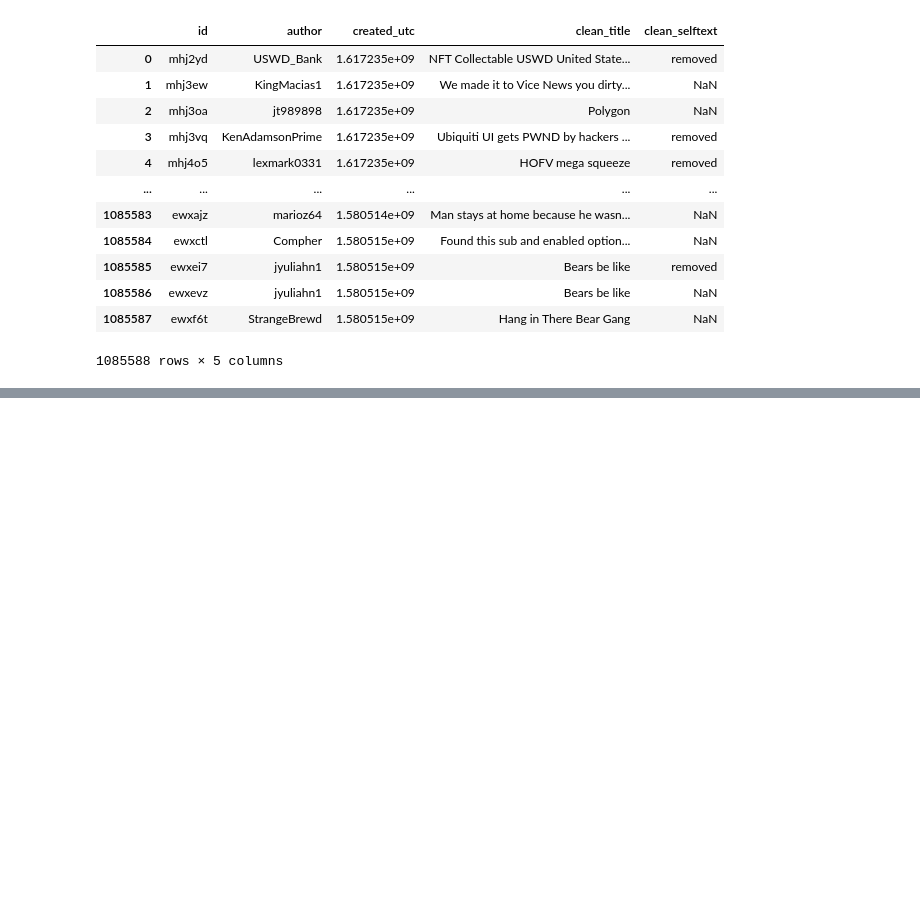
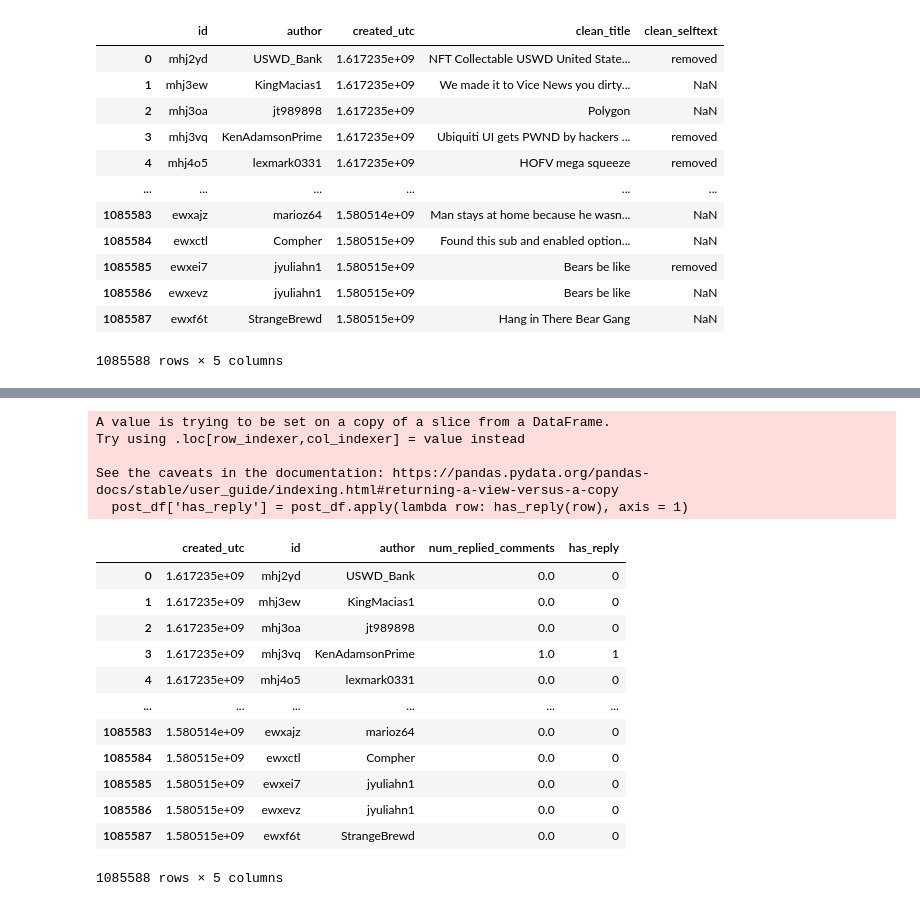
Before and after one commit to Victorvv-1024/UST_summer, a Jupyter notebook: lda.ipynb, the cells around one changed output, grey strips where cells are left out. Cells and saved outputs as stored; diff of their text form; code cells hidden in the pictures; blank space fills up the shorter version.

```diff
--- a/lda.ipynb
+++ b/lda.ipynb
@@ -73,0 +80,5 @@ total_post_dict = total_post_dict(post_df, comment_id)
+# %%
+# load the cleaned post dataset
+post_fp = '/Users/victor/Desktop/CS/UST_summer/data/dataframe/posts_clean_final.csv'
+selected_cols = ['created_utc', 'id', 'author', 'num_replied_comments']
+post_df = pd.read_csv(post_fp)[selected_cols]
@@ -73,0 +101,29 @@ total_post_dict = total_post_dict(post_df, comment_id)
+# %%
+def has_reply(post_df_row):
+    if post_df_row['num_replied_comments'] > 0:
+        return 1
+    return 0
+# %%
+post_df['has_reply'] = post_df.apply(lambda row: has_reply(row), axis = 1)
+# %% [output]
+A value is trying to be set on a copy of a slice from a DataFrame.
+Try using .loc[row_indexer,col_indexer] = value instead
+
+See the caveats in the documentation: https://pandas.pydata.org/pandas-docs/stable/user_guide/indexing.html#returning-a-view-versus-a-copy
+  post_df['has_reply'] = post_df.apply(lambda row: has_reply(row), axis = 1)
+# %%
+post_df
+# %% [output]
+|  | created_utc | id | author | num_replied_comments | has_reply |
+| 0 | 1.617235e+09 | mhj2yd | USWD_Bank | 0.0 | 0 |
+| 1 | 1.617235e+09 | mhj3ew | KingMacias1 | 0.0 | 0 |
+| 2 | 1.617235e+09 | mhj3oa | jt989898 | 0.0 | 0 |
+| 3 | 1.617235e+09 | mhj3vq | KenAdamsonPrime | 1.0 | 1 |
+| 4 | 1.617235e+09 | mhj4o5 | lexmark0331 | 0.0 | 0 |
+| ... | ... | ... | ... | ... | ... |
+| 1085583 | 1.580514e+09 | ewxajz | marioz64 | 0.0 | 0 |
+| 1085584 | 1.580515e+09 | ewxctl | Compher | 0.0 | 0 |
+| 1085585 | 1.580515e+09 | ewxei7 | jyuliahn1 | 0.0 | 0 |
+| 1085586 | 1.580515e+09 | ewxevz | jyuliahn1 | 0.0 | 0 |
+| 1085587 | 1.580515e+09 | ewxf6t | StrangeBrewd | 0.0 | 0 |
+1085588 rows × 5 columns
```
Also changed, not shown: parts of 18 cells of this notebook, 2 other files.
